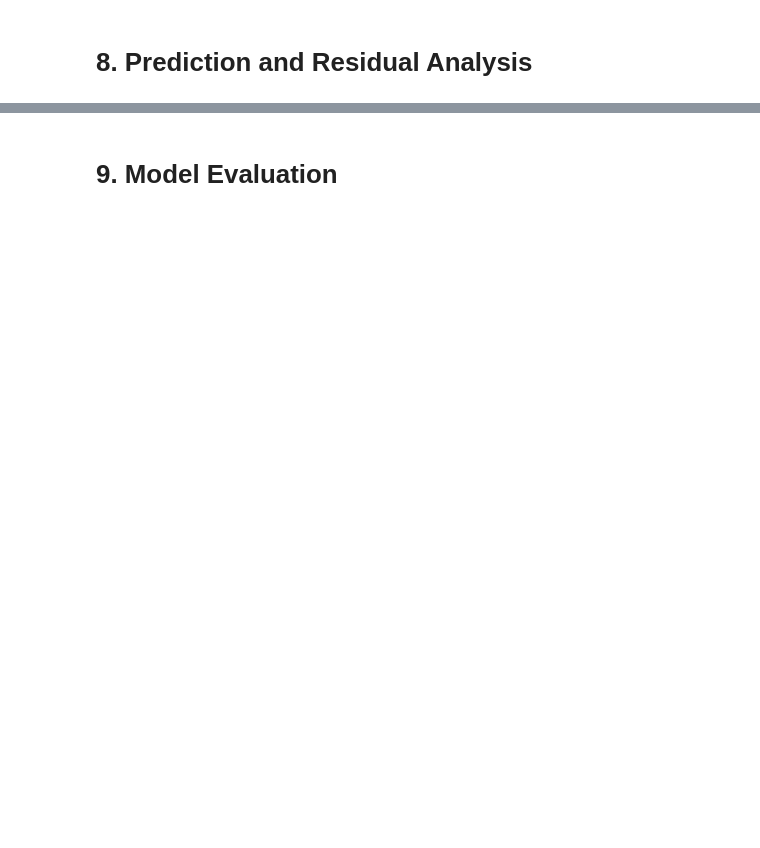
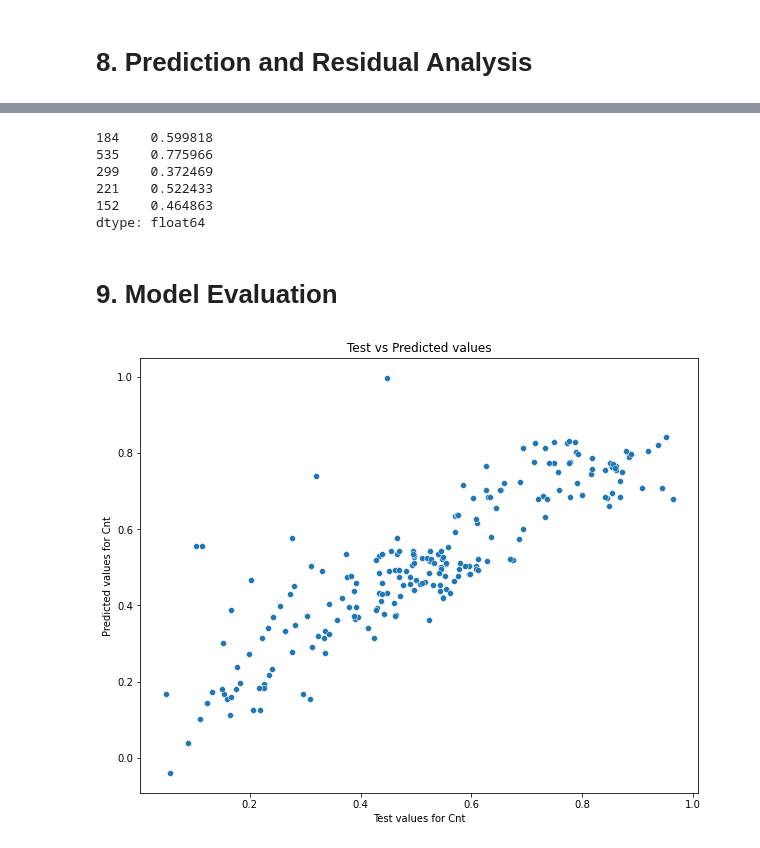
Before and after one commit to sanchita238/BikeSharingLinearRegression, a Jupyter notebook: Sanchita_Bike_Sharing_Assngmnt.ipynb, the cells around one changed output, grey strips where cells are left out. Saved outputs shown, nothing was run; the diff lists cells and outputs as text; code cells hidden in the pictures; blank space fills up the shorter version.

```diff
--- a/Sanchita_Bike_Sharing_Assngmnt.ipynb
+++ b/Sanchita_Bike_Sharing_Assngmnt.ipynb
@@ -720,0 +766,3 @@ Coefficient probabbilty and VIF's look good, R-squared and adjusted R-squared is
+# %%
+X_test = bikeSharing_test
+X_test.head()
@@ -720,0 +776,4 @@ Coefficient probabbilty and VIF's look good, R-squared and adjusted R-squared is
+# %%
+# filter cols
+X_test = X_test[X6.columns]
+X_test.head()
@@ -720,0 +787,4 @@ Coefficient probabbilty and VIF's look good, R-squared and adjusted R-squared is
+# %%
+# add constant
+X_test_model = sm.add_constant(X_test)
+X_test_model.head()
@@ -721,2 +798,23 @@ Coefficient probabbilty and VIF's look good, R-squared and adjusted R-squared is
+# %%
+# Predict values
+y_test_pred = stModel6.predict(X_test_model)
+y_test_pred.head()
+# %% [output]
+184    0.599818
+535    0.775966
+299    0.372469
+221    0.522433
+152    0.464863
+dtype: float64
 # %% [markdown]
 # 9. Model Evaluation
+# %%
+# Plotting test set and predicted values for cnt
+plt.figure(figsize=(10, 8))
+ax = sns.scatterplot(x=y_test, y=y_test_pred)
+ax.set_xlabel("Test values for Cnt")
+ax.set_ylabel("Predicted values for Cnt")
+ax.set_title("Test vs Predicted values")
+plt.show()
+# %% [output]
+[figure, added]
```
Also changed, not shown: parts of 27 cells of this notebook.
